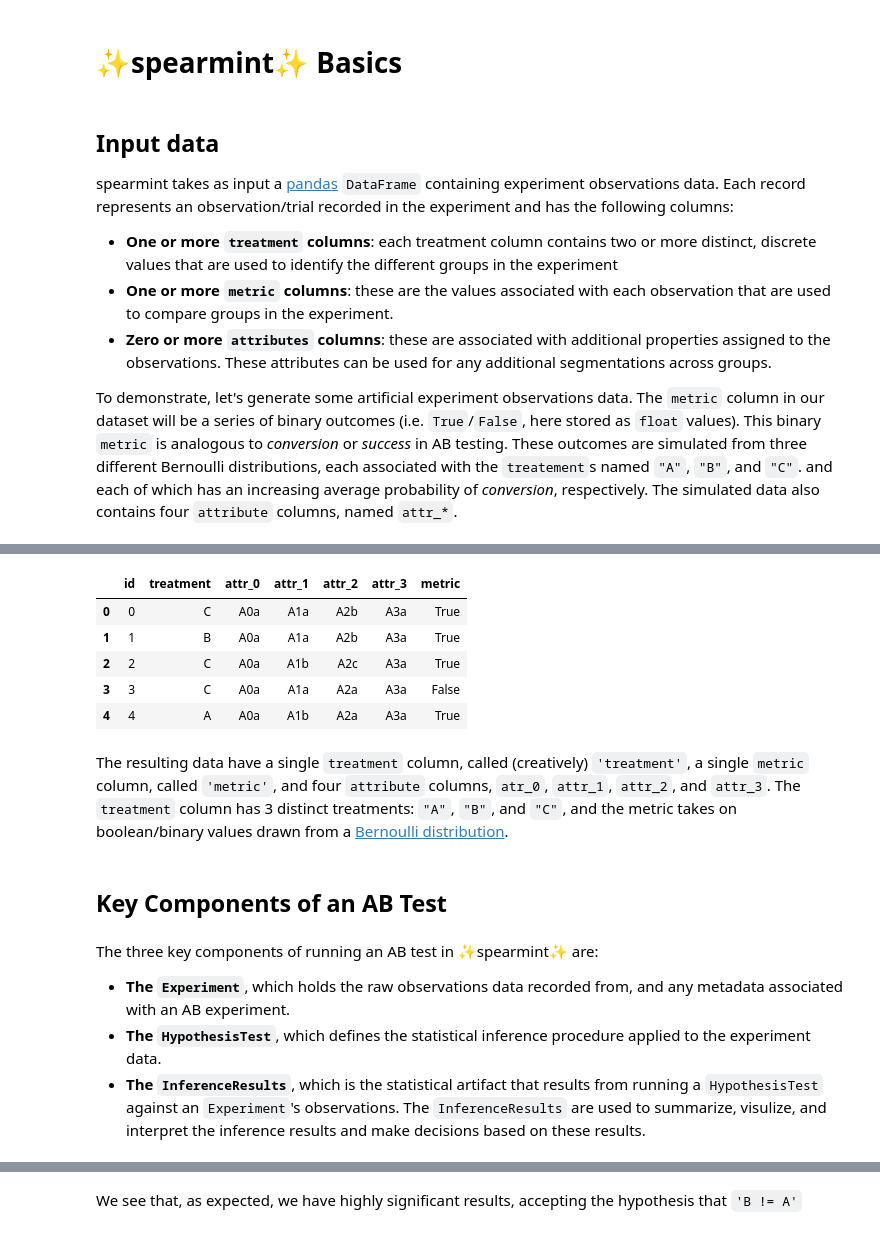
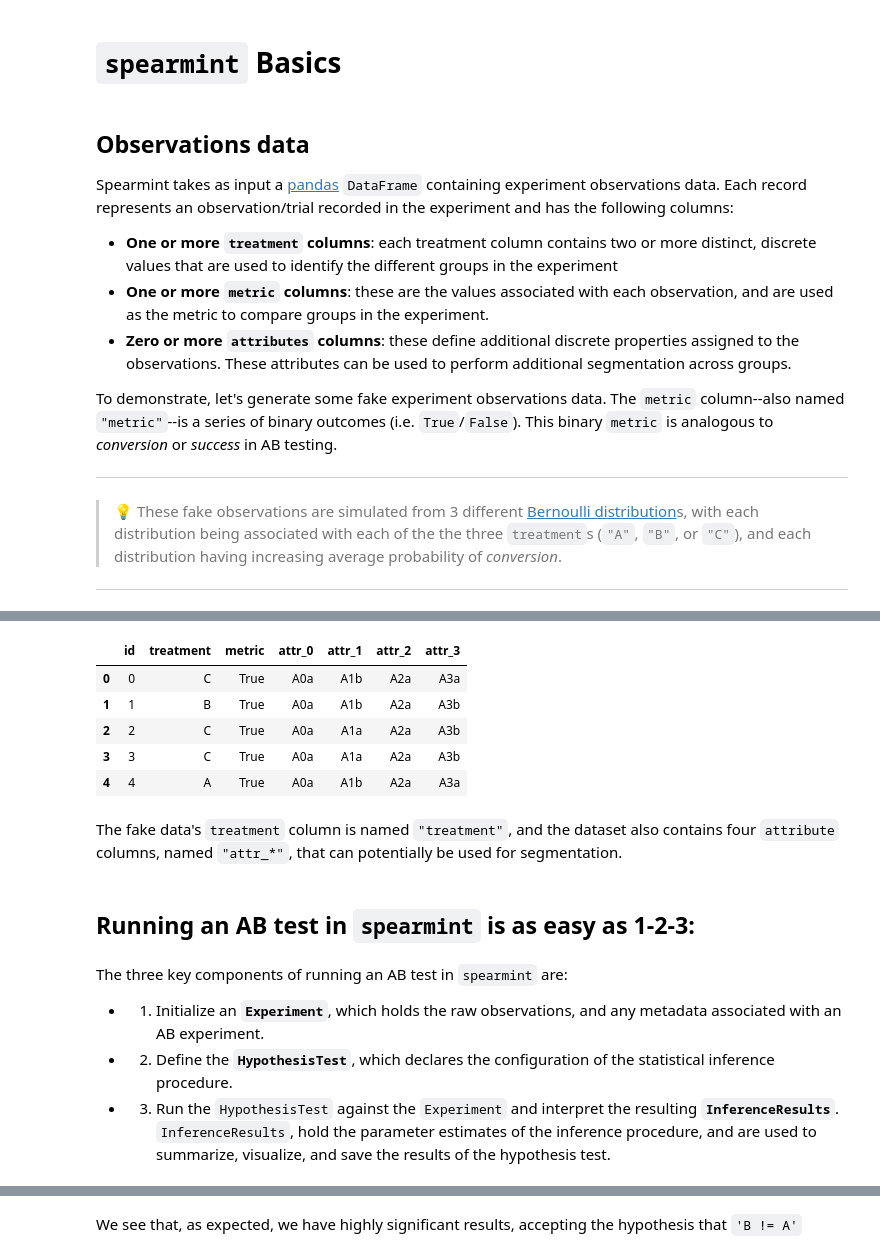
Before and after one commit to dustinstansbury/spearmint, a Jupyter notebook: docs/spearmint_basics.ipynb, the cells around one changed output, grey strips where cells are left out. Saved outputs shown, nothing was run; the diff lists cells and outputs as text; code cells hidden in the pictures.

```diff
--- a/docs/spearmint_basics.ipynb
+++ b/docs/spearmint_basics.ipynb
@@ -4,23 +1,31 @@
 # %% [markdown]
-# ✨spearmint✨ Basics
+# `spearmint` Basics
 # %% [markdown]
-## Input data
-spearmint takes as input a [pandas](https://pandas.pydata.org/) `DataFrame` containing experiment observations data. Each record represents an observation/trial recorded in the experiment and has the following columns:
+## Observations data
+Spearmint takes as input a [pandas](https://pandas.pydata.org/) `DataFrame` containing experiment observations data. Each record represents an observation/trial recorded in the experiment and has the following columns:
 
 - **One or more `treatment` columns**: each treatment column contains two or more distinct, discrete values that are used to identify the different groups in the experiment
-- **One or more `metric` columns**: these are the values associated with each observation that are used to compare groups in the experiment.
-- **Zero or more `attributes` columns**: these are associated with additional properties assigned to the observations. These attributes can be used for any additional segmentations across groups.
+- **One or more `metric` columns**: these are the values associated with each observation, and are used as the metric to compare groups in the experiment.
+- **Zero or more `attributes` columns**: these define additional discrete properties assigned to the observations. These attributes can be used to perform additional segmentation across groups.
 
-To demonstrate, let's generate some artificial experiment observations data. The `metric` column in our dataset will be a series of binary outcomes (i.e. `True`/`False`, here stored as `float` values). This binary `metric` is analogous to *conversion* or *success* in AB testing. These outcomes are simulated from three different Bernoulli distributions, each associated with the `treatement`s named `"A"`, `"B"`, and `"C"`. and each of which has an increasing average probability of *conversion*, respectively. The simulated data also contains four `attribute` columns, named `attr_*`.
+To demonstrate, let's generate some fake experiment observations data. The `metric` column--also named `"metric"`--is a series of binary outcomes (i.e. `True`/`False`). This binary `metric` is analogous to *conversion* or *success* in AB testing.
+
+
+---
+> 💡 These fake observations are simulated from 3 different [Bernoulli distribution](https://en.wikipedia.org/wiki/Bernoulli_distribution)s, with each distribution being associated with each of the the three `treatment`s (`"A"`, `"B"`, or `"C"`), and each distribution having increasing average probability of *conversion*.
+
+---
 # %%
+import numpy as np
 from spearmint.utils import generate_fake_observations
+from spearmint import Experiment, HypothesisTest
 
-# generate some fake binary trial data
-binary_data = generate_fake_observations(
-    distribution='bernoulli',  # binary data
+experiment_observations = generate_fake_observations(
+    distribution="bernoulli",
     n_treatments=3,
     n_attributes=4,
-    n_observations=1000
+    n_observations=120,
+    random_seed=123
 )
-binary_data.head()
+experiment_observations.head()
 # %% [output]
@@ -27,16 +35,16 @@ binary_data.head()
-|  | id | treatment | attr_0 | attr_1 | attr_2 | attr_3 | metric |
-| 0 | 0 | C | A0a | A1a | A2b | A3a | True |
-| 1 | 1 | B | A0a | A1a | A2b | A3a | True |
-| 2 | 2 | C | A0a | A1b | A2c | A3a | True |
-| 3 | 3 | C | A0a | A1a | A2a | A3a | False |
-| 4 | 4 | A | A0a | A1b | A2a | A3a | True |
+|  | id | treatment | metric | attr_0 | attr_1 | attr_2 | attr_3 |
+| 0 | 0 | C | True | A0a | A1b | A2a | A3a |
+| 1 | 1 | B | True | A0a | A1b | A2a | A3b |
+| 2 | 2 | C | True | A0a | A1a | A2a | A3b |
+| 3 | 3 | C | True | A0a | A1a | A2a | A3b |
+| 4 | 4 | A | True | A0a | A1b | A2a | A3a |
-# %% [markdown]
-The resulting data have a single `treatment` column, called (creatively) `'treatment'`, a single `metric` column, called `'metric'`, and four `attribute` columns, `atr_0`, `attr_1`, `attr_2`, and `attr_3`. The `treatment` column has 3 distinct treatments: `"A"`, `"B"`, and `"C"`, and the metric takes on boolean/binary values drawn from a [Bernoulli distribution](https://en.wikipedia.org/wiki/Bernoulli_distribution).
-# %% [markdown]
-## Key Components of an AB Test
+# %% [markdown]
+The fake data's `treatment` column is named `"treatment"`, and the dataset also contains four `attribute` columns, named `"attr_*"`, that can potentially be used for segmentation.
+# %% [markdown]
+## Running an AB test in `spearmint` is as easy as 1-2-3:
 # %% [markdown]
-The three key components of running an AB test in ✨spearmint✨ are:
+The three key components of running an AB test in `spearmint` are:
 
-- **The `Experiment`**, which holds the raw observations data recorded from, and any metadata associated with an AB experiment.
-- **The `HypothesisTest`**, which defines the statistical inference procedure applied to the experiment data.
-- **The `InferenceResults`**, which is the statistical artifact that results from running a `HypothesisTest` against an `Experiment`'s observations. The `InferenceResults` are used to summarize, visulize, and interpret the inference results and make decisions based on these results.
+- 1. Initialize an **`Experiment`**, which holds the raw observations, and any metadata associated with an AB experiment.
+- 2. Define the **`HypothesisTest`**, which declares the configuration of the statistical inference procedure.
+- 3. Run the `HypothesisTest` against the `Experiment` and interpret the resulting **`InferenceResults`**. `InferenceResults`, hold the parameter estimates of the inference procedure, and are used to summarize, visualize, and save the results of the hypothesis test.
```
Also changed, not shown: parts of 83 cells of this notebook, 6 other files.
